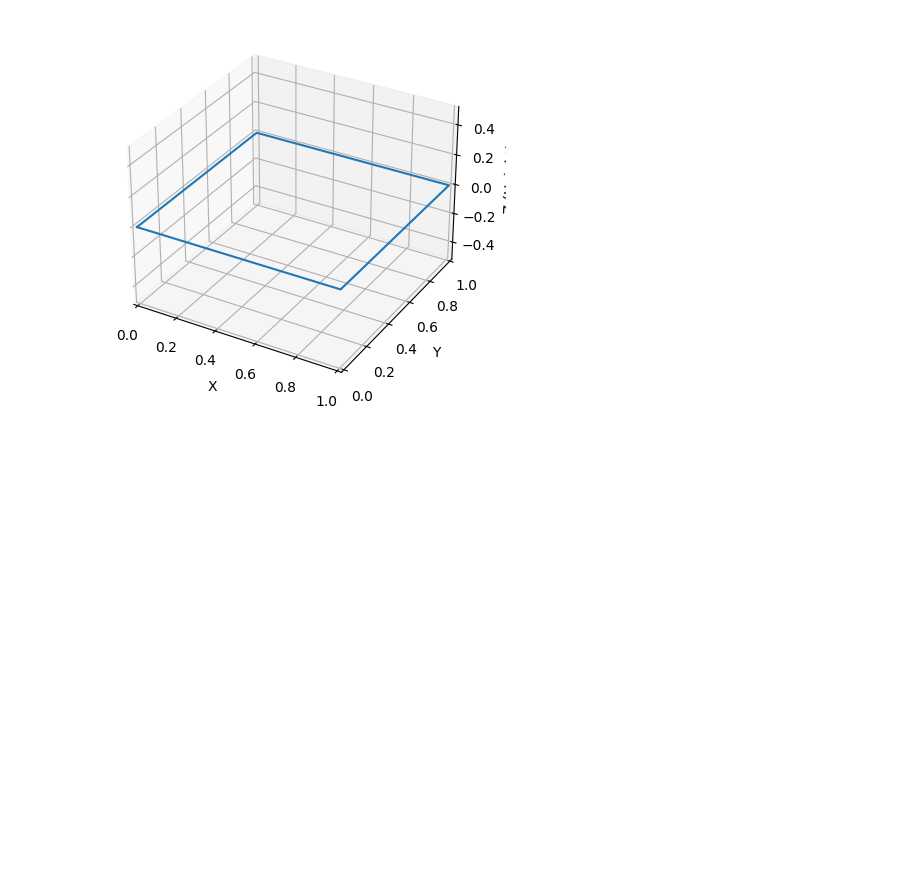
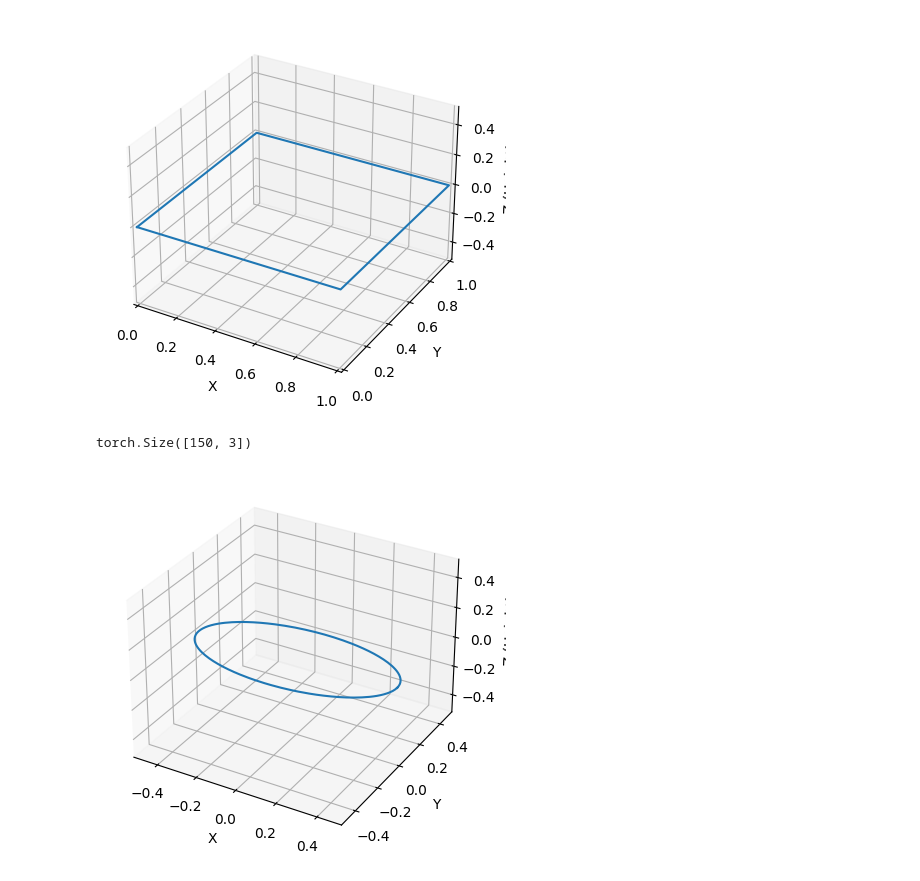
Before and after one commit to aditidankar/RhythmRoute, a Jupyter notebook: traj_func_visualize.ipynb, the cells around one changed output. Saved outputs shown, nothing was run; the diff lists cells and outputs as text; code cells hidden in the pictures; blank space fills up the shorter version.

Commit message:
update: sanity check for created trajectory

```diff
--- a/traj_func_visualize.ipynb
+++ b/traj_func_visualize.ipynb
@@ -238,3 +239,14 @@ x, y, z = draw_square((0.0, 0.0, 0.0), 1.0, steps=150)
 plot_trajectory(x, y, z)
 # %% [output]
 [figure]
+# %%
+# check created trajectory
+traj = np.load('data/trajectories/gWA_sBM_cAll_d26_mWA0_ch02_slice13.npy')
+traj = torch.from_numpy(traj)
+traj.shape
+# %% [output]
+torch.Size([150, 3])
+# %%
+plot_trajectory(traj[:, 0], traj[:, 1], traj[:, 2])
+# %% [output]
+[figure, added]
```
Also changed, not shown: parts of 1 cell of this notebook.
